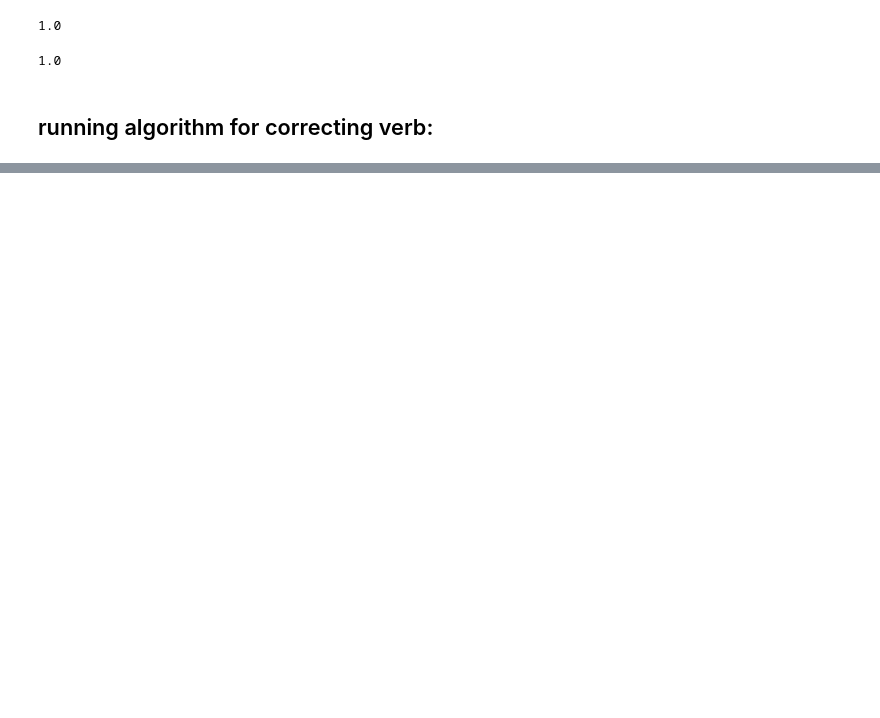
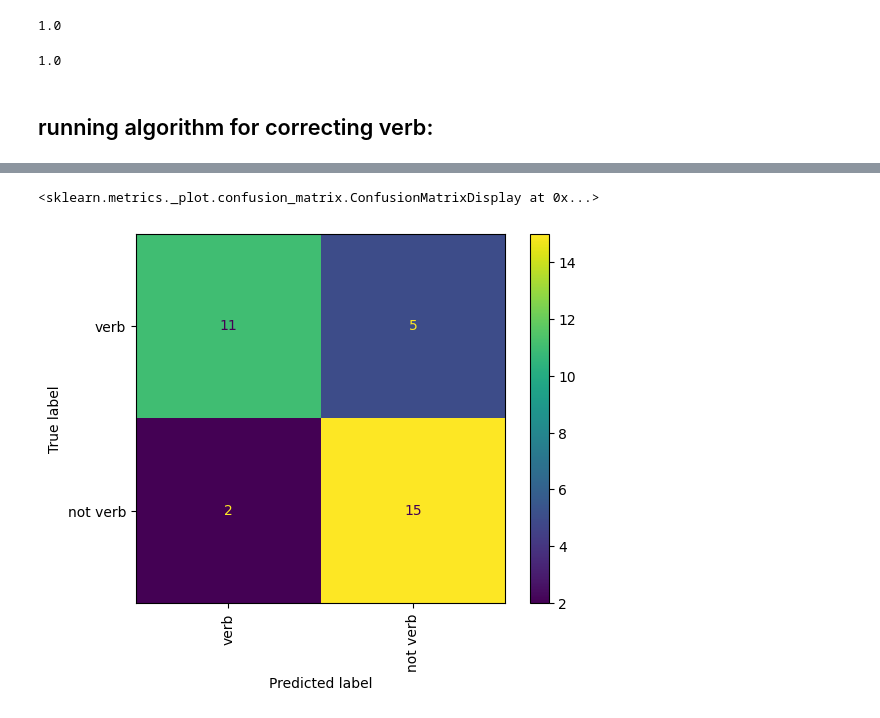
Before and after one commit to MuhammadShafaatKhan13/openvino_notebooks, a Jupyter notebook: notebook/action-recognition-webcam/action-recognition-webcam.ipynb, the cells around one changed output, grey strips where cells are left out. Drawn from its saved outputs; the diff is of its cells as text; code cells hidden in the pictures; blank space fills up the shorter version.

```diff
--- a/notebook/action-recognition-webcam/action-recognition-webcam.ipynb
+++ b/notebook/action-recognition-webcam/action-recognition-webcam.ipynb
@@ -993,0 +1358,25 @@ pos_tagged
+# %%
+from textblob import TextBlob
+cm2_predicted_labels= []
+# kinetics labels: labels
+for label in labels[0:20]:
+    # print (label)
+    sentence = label
+
+    text_blob = TextBlob(sentence)
+    # Use the 'tags' property to get the POS tags
+
+    pos_tags = text_blob.tags
+    # print(pos_tags)
+    print("\n")
+
+    for tag in pos_tags:
+        if tag[1].startswith("V"):
+            cm2_predicted_labels.append("verb")
+        else:
+            cm2_predicted_labels.append("not verb")
+        print(tag)
+    print("\n")
+
+print("precision: , recall: ")
+cm2_predicted_labels
@@ -993,0 +1418,7 @@ pos_tagged
+# %%
+disp =  ConfusionMatrixDisplay(confusion_matrix=confusion_matrix(cm2_actual_labels, cm2_predicted_labels, labels=['verb', 'not verb']),
+                              display_labels=['verb', 'not verb'])
+disp.plot(xticks_rotation = 'vertical')
+# %% [output]
+<sklearn.metrics._plot.confusion_matrix.ConfusionMatrixDisplay at 0x...>
+[figure, added]
```
Also changed, not shown: parts of 58 cells of this notebook.
